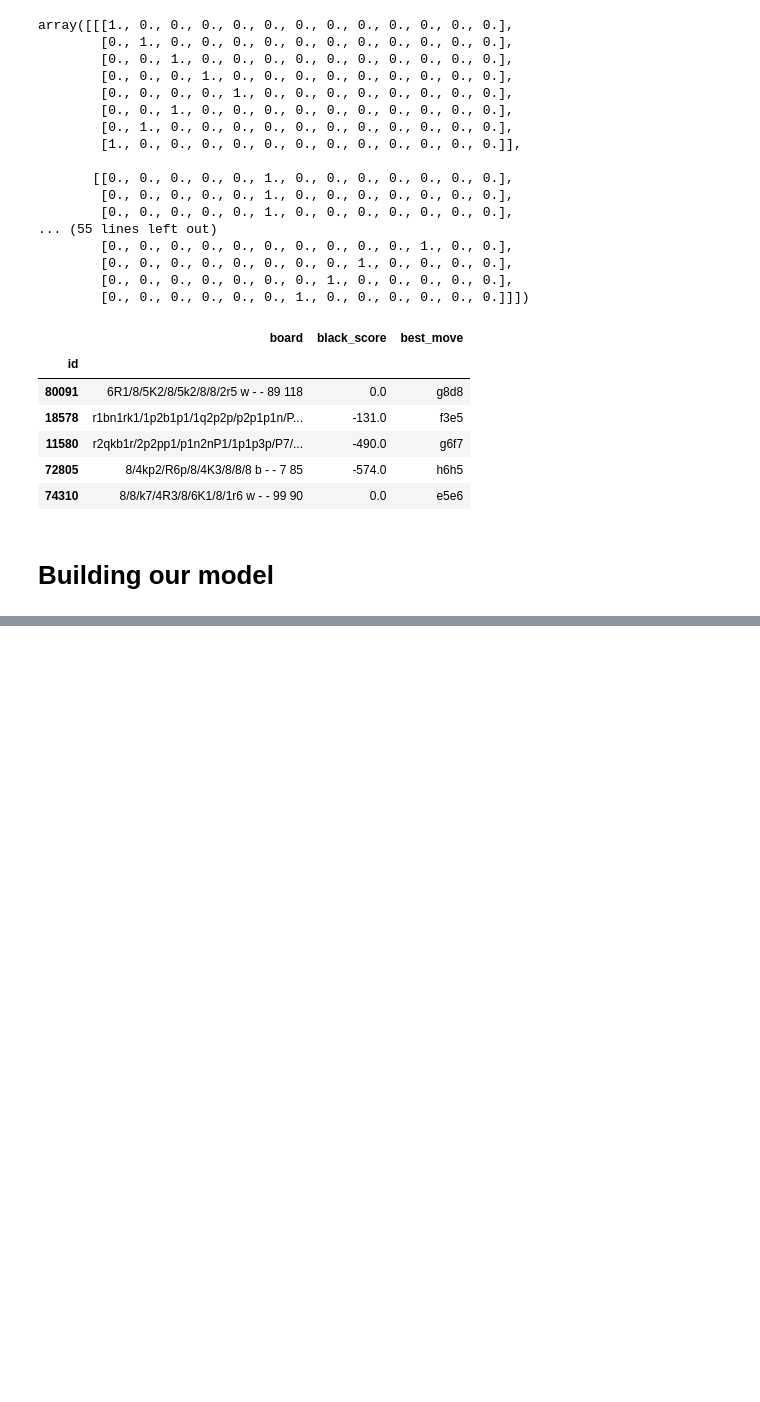
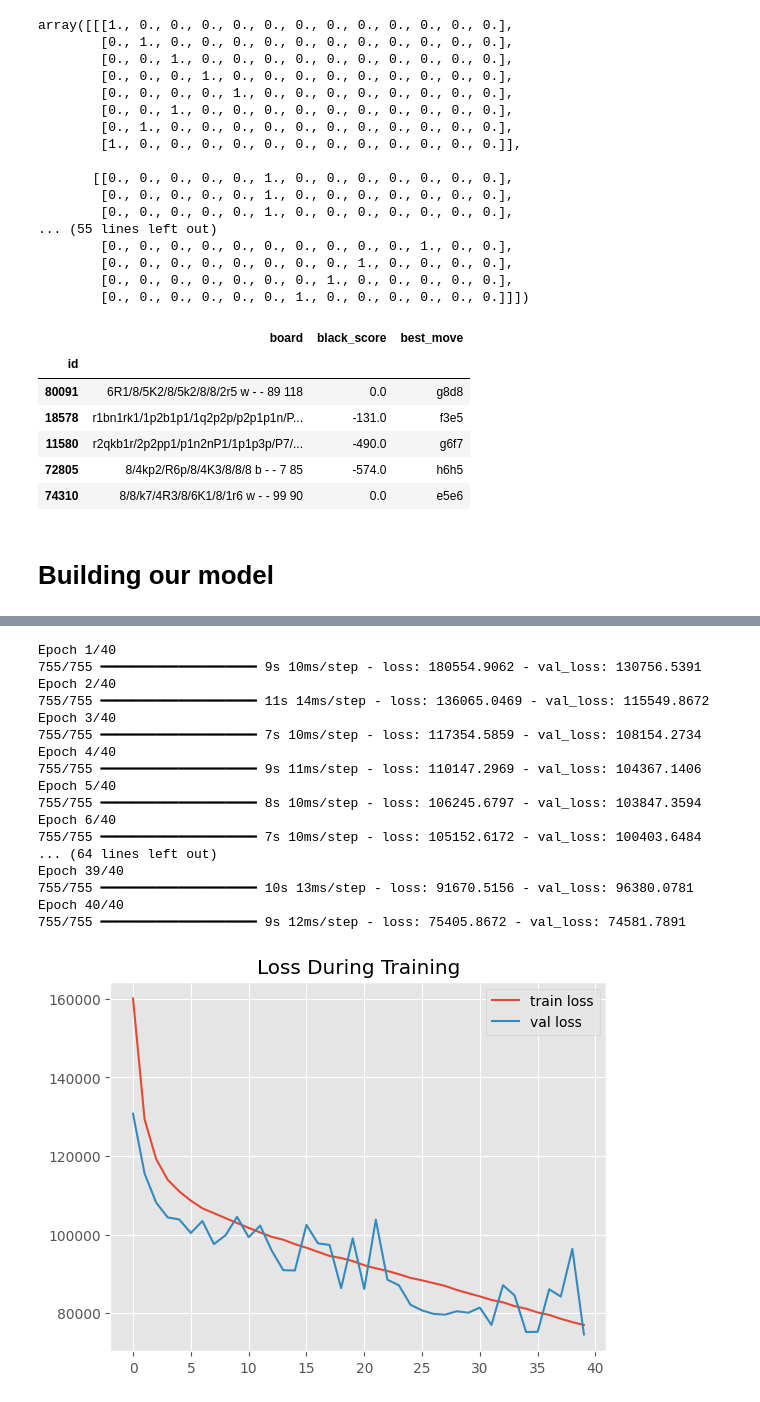
Before and after one commit to iamHaiNQ/ChessAI, a Jupyter notebook: model.ipynb, the cells around one changed output, grey strips where cells are left out. Cells and saved outputs as stored; diff of their text form; code cells hidden in the pictures; blank space fills up the shorter version.

Commit message:
update model

```diff
--- a/model.ipynb
+++ b/model.ipynb
@@ -383,0 +463,4 @@ def play_nn(fen, show_move_evaluations=False, player='b'):
+# %%
+endgame_df = train_df[train_df['total_material'] < 30]
+midgame_df = train_df[(30 <= train_df['total_material']) & (train_df['total_material'] <= 60)]
+opening_df = train_df[60 < train_df['total_material']]
@@ -383,0 +472,60 @@ def play_nn(fen, show_move_evaluations=False, player='b'):
+# %%
+from tensorflow.keras.models import Sequential
+from tensorflow.keras.layers import Dense, Flatten
+import matplotlib.pyplot as plt
+
+def generate_model(data_to_train_on):
+    val_df = data_to_train_on[-1000:]
+    train_df = data_to_train_on[:-1000]
+
+    X_train = np.stack(train_df['board'].apply(encode_fen_string))
+    y_train = train_df['black_score']
+
+    X_val = np.stack(val_df['board'].apply(encode_fen_string))
+    y_val = val_df['black_score']
+
+    model = Sequential([
+        Flatten(),
+        Dense(1024, activation='relu'),
+        Dense(1),
+    ])
+
+    model.compile(
+        optimizer='rmsprop',
+        loss='mean_squared_error')
+
+    history = model.fit(
+        X_train,
+        y_train,
+        epochs=40,
+        validation_data=(X_val, y_val))
+
+    plt.style.use('ggplot')
+    plt.plot(history.history['loss'], label='train loss')
+    plt.plot(history.history['val_loss'], label='val loss')
+    plt.legend()
+    plt.title('Loss During Training')
+    plt.show()
+
+    return model
+# %%
+endgame_model = generate_model(endgame_df)
+# %% [output]
+Epoch 1/40
+755/755 ━━━━━━━━━━━━━━━━━━━━ 9s 10ms/step - loss: 180554.9062 - val_loss: 130756.5391
+Epoch 2/40
+755/755 ━━━━━━━━━━━━━━━━━━━━ 11s 14ms/step - loss: 136065.0469 - val_loss: 115549.8672
+Epoch 3/40
+755/755 ━━━━━━━━━━━━━━━━━━━━ 7s 10ms/step - loss: 117354.5859 - val_loss: 108154.2734
+Epoch 4/40
+755/755 ━━━━━━━━━━━━━━━━━━━━ 9s 11ms/step - loss: 110147.2969 - val_loss: 104367.1406
+Epoch 5/40
+755/755 ━━━━━━━━━━━━━━━━━━━━ 8s 10ms/step - loss: 106245.6797 - val_loss: 103847.3594
+Epoch 6/40
+755/755 ━━━━━━━━━━━━━━━━━━━━ 7s 10ms/step - loss: 105152.6172 - val_loss: 100403.6484
+... (64 lines left out)
+Epoch 39/40
+755/755 ━━━━━━━━━━━━━━━━━━━━ 10s 13ms/step - loss: 91670.5156 - val_loss: 96380.0781
+Epoch 40/40
+755/755 ━━━━━━━━━━━━━━━━━━━━ 9s 12ms/step - loss: 75405.8672 - val_loss: 74581.7891
+[figure, added]
```
Also changed, not shown: parts of 21 cells of this notebook.
